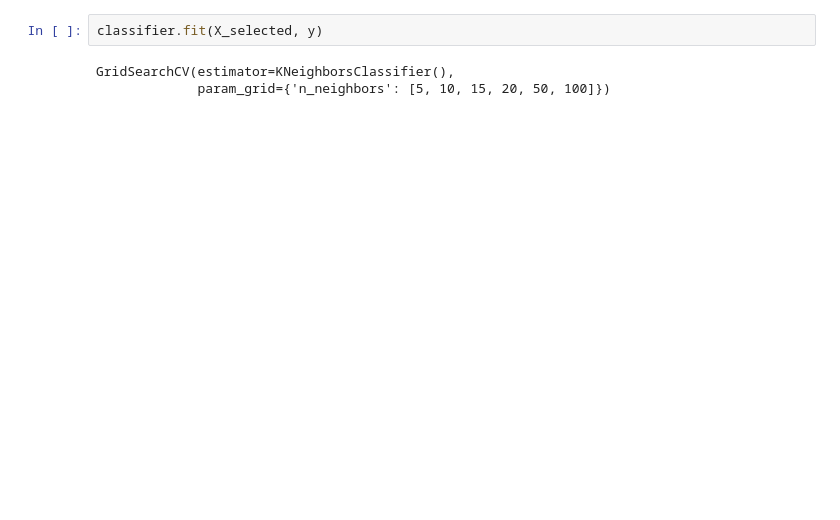
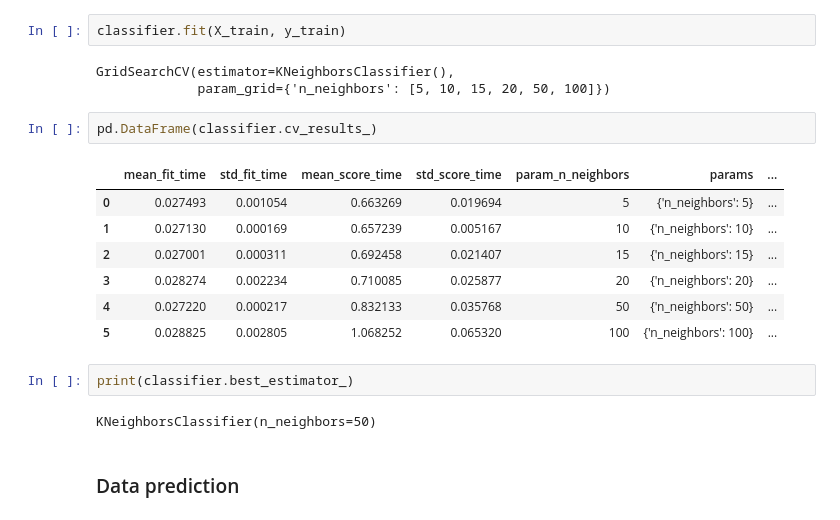
Before and after one commit to fernandohitmas/unstructured_data_mining, a Jupyter notebook: scripts/activity1.ipynb, the cells around one changed output. Saved outputs shown, nothing was run; the diff lists cells and outputs as text; blank space fills up the shorter version.

```diff
--- a/scripts/activity1.ipynb
+++ b/scripts/activity1.ipynb
@@ -326,7 +340,23 @@ parameters = {'n_neighbors': [5, 10, 15, 20, 50, 100]}
 # %%
 classifier = GridSearchCV(knn_class, parameters)
 # %%
-classifier.fit(X_selected, y)
+classifier.fit(X_train, y_train)
 # %% [output]
 GridSearchCV(estimator=KNeighborsClassifier(),
              param_grid={'n_neighbors': [5, 10, 15, 20, 50, 100]})
+# %%
+pd.DataFrame(classifier.cv_results_)
+# %% [output]
+|  | mean_fit_time | std_fit_time | mean_score_time | std_score_time | param_n_neighbors | params | ... |
+| 0 | 0.027493 | 0.001054 | 0.663269 | 0.019694 | 5 | {'n_neighbors': 5} | ... |
+| 1 | 0.027130 | 0.000169 | 0.657239 | 0.005167 | 10 | {'n_neighbors': 10} | ... |
+| 2 | 0.027001 | 0.000311 | 0.692458 | 0.021407 | 15 | {'n_neighbors': 15} | ... |
+| 3 | 0.028274 | 0.002234 | 0.710085 | 0.025877 | 20 | {'n_neighbors': 20} | ... |
+| 4 | 0.027220 | 0.000217 | 0.832133 | 0.035768 | 50 | {'n_neighbors': 50} | ... |
+| 5 | 0.028825 | 0.002805 | 1.068252 | 0.065320 | 100 | {'n_neighbors': 100} | ... |
+# %%
+print(classifier.best_estimator_)
+# %% [output]
+KNeighborsClassifier(n_neighbors=50)
+# %% [markdown]
+### Data prediction
```
Also changed, not shown: parts of 38 cells of this notebook, 3 other files.
